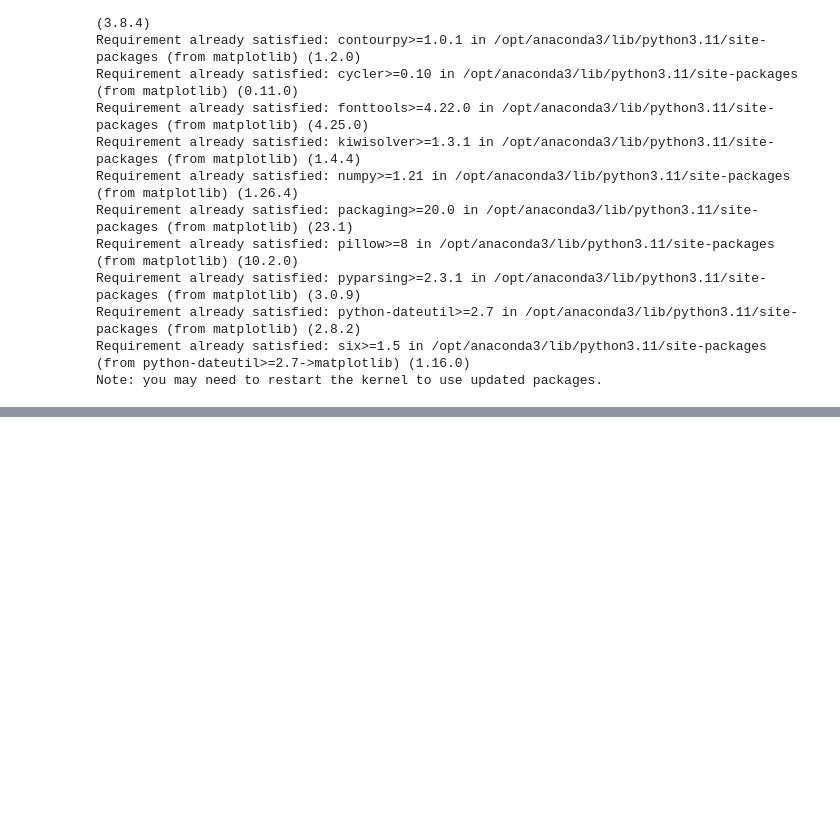
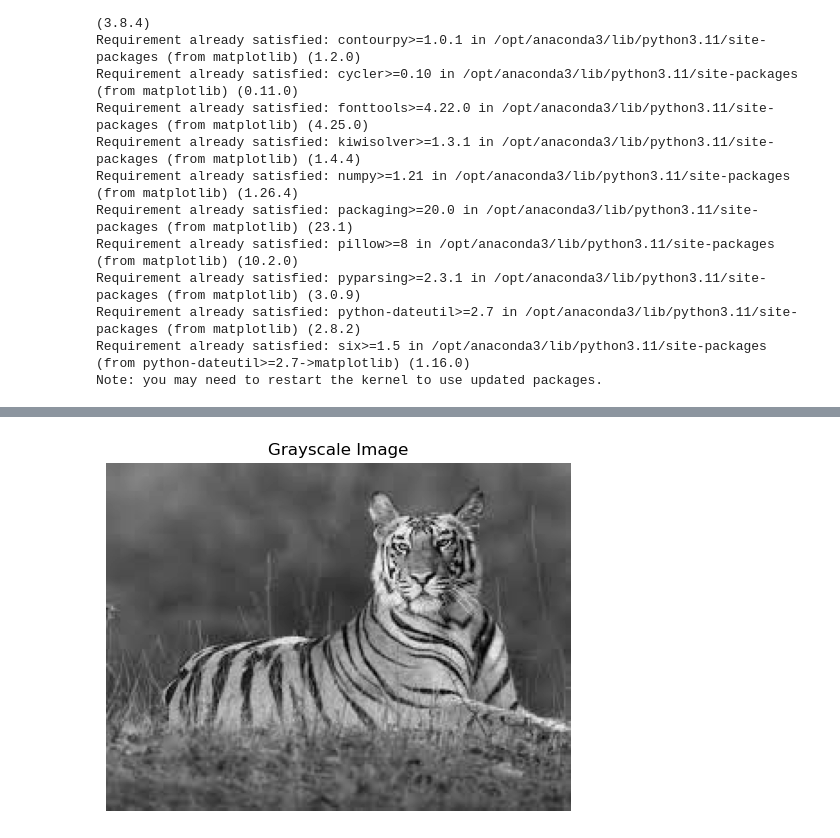
Before and after one commit to mayssemhannachi/LGMVIP-DataScience-Task-3, a Jupyter notebook: sketch_app.ipynb, the cells around one changed output, grey strips where cells are left out. Drawn from its saved outputs; the diff is of its cells as text; code cells hidden in the pictures; blank space fills up the shorter version.

```diff
--- a/sketch_app.ipynb
+++ b/sketch_app.ipynb
@@ -48,0 +61,12 @@ from matplotlib import pyplot as plt
+# %%
+# Convert the image to grayscale
+gray_image = cv2.cvtColor(image, cv2.COLOR_BGR2GRAY)
+
+# Display the grayscale image
+plt.figure(figsize=(6, 6))
+plt.imshow(gray_image, cmap='gray')
+plt.title("Grayscale Image")
+plt.axis('off')
+plt.show()
+# %% [output]
+[figure, added]
```
Also changed, not shown: parts of 10 cells of this notebook.
